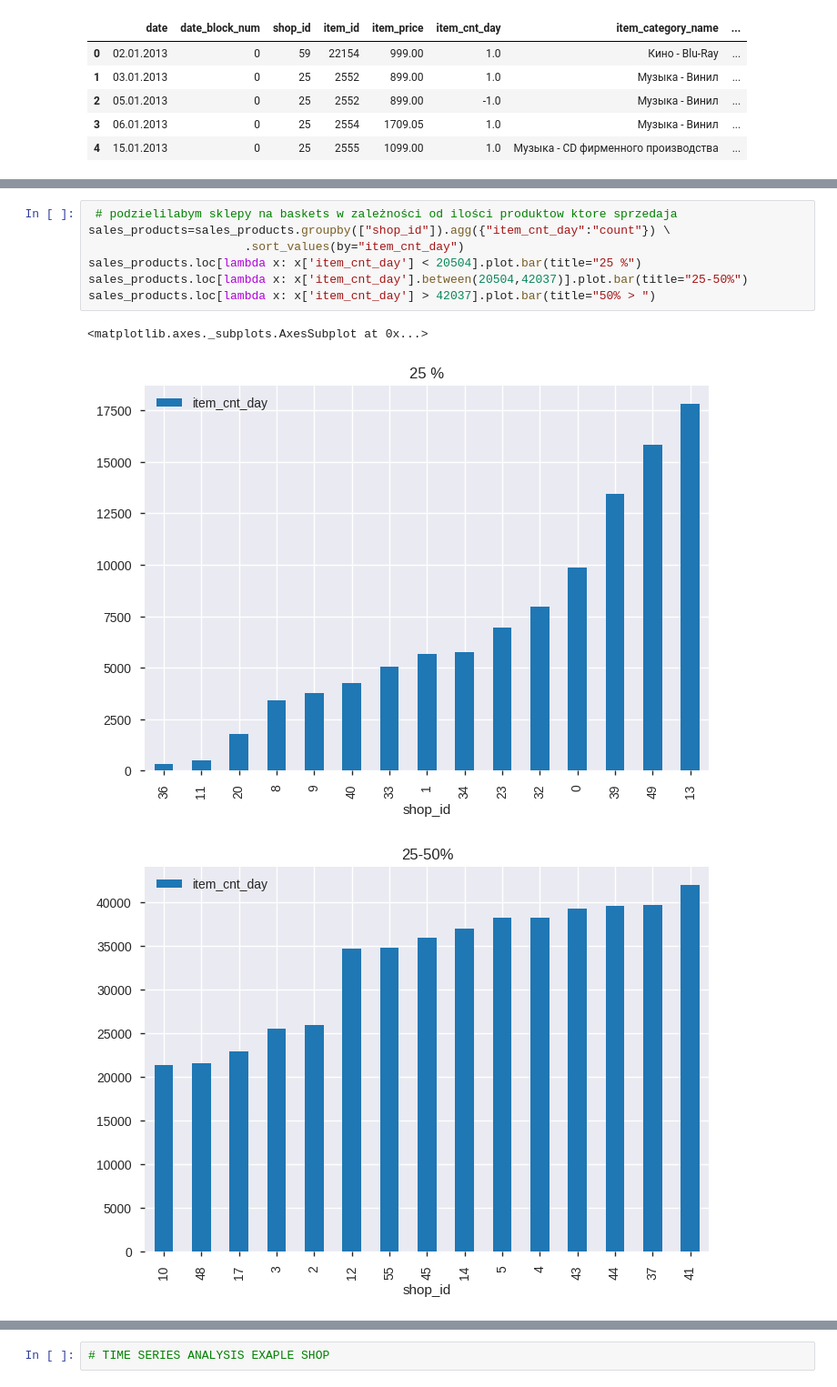
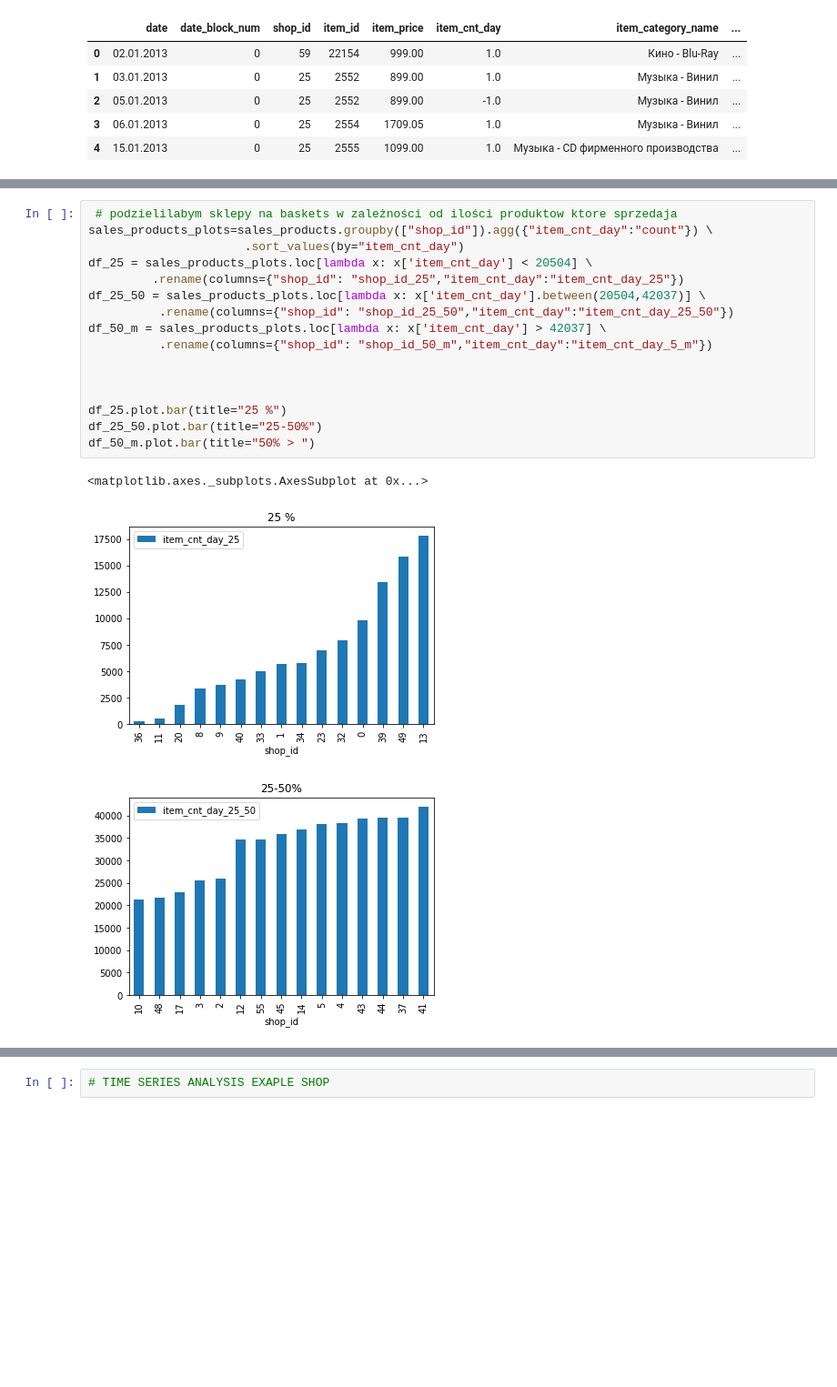
Before and after one commit to GaworO/Sales, a Jupyter notebook: Sales.ipynb, the cells around one changed output, grey strips where cells are left out. Shown at 91% size. Drawn from its saved outputs; the diff is of its cells as text; blank space fills up the shorter version.

```diff
--- a/Sales.ipynb
+++ b/Sales.ipynb
@@ -86,11 +89,20 @@ sales_products.head()
 # %%
  # podzielilabym sklepy na baskets w zależności od ilości produktow ktore sprzedaja
-sales_products=sales_products.groupby(["shop_id"]).agg({"item_cnt_day":"count"}) \
+sales_products_plots=sales_products.groupby(["shop_id"]).agg({"item_cnt_day":"count"}) \
                       .sort_values(by="item_cnt_day")
-sales_products.loc[lambda x: x['item_cnt_day'] < 20504].plot.bar(title="25 %")
-sales_products.loc[lambda x: x['item_cnt_day'].between(20504,42037)].plot.bar(title="25-50%")
-sales_products.loc[lambda x: x['item_cnt_day'] > 42037].plot.bar(title="50% > ")
+df_25 = sales_products_plots.loc[lambda x: x['item_cnt_day'] < 20504] \
+         .rename(columns={"shop_id": "shop_id_25","item_cnt_day":"item_cnt_day_25"})
+df_25_50 = sales_products_plots.loc[lambda x: x['item_cnt_day'].between(20504,42037)] \
+          .rename(columns={"shop_id": "shop_id_25_50","item_cnt_day":"item_cnt_day_25_50"})
+df_50_m = sales_products_plots.loc[lambda x: x['item_cnt_day'] > 42037] \
+          .rename(columns={"shop_id": "shop_id_50_m","item_cnt_day":"item_cnt_day_5_m"})
+
+
+
+df_25.plot.bar(title="25 %")
+df_25_50.plot.bar(title="25-50%")
+df_50_m.plot.bar(title="50% > ")
 # %% [output]
 <matplotlib.axes._subplots.AxesSubplot at 0x...>
-[figure, old version]
+[figure, new version]
-[figure, old version]
+[figure, new version]
```
Also changed, not shown: parts of 9 cells of this notebook.
